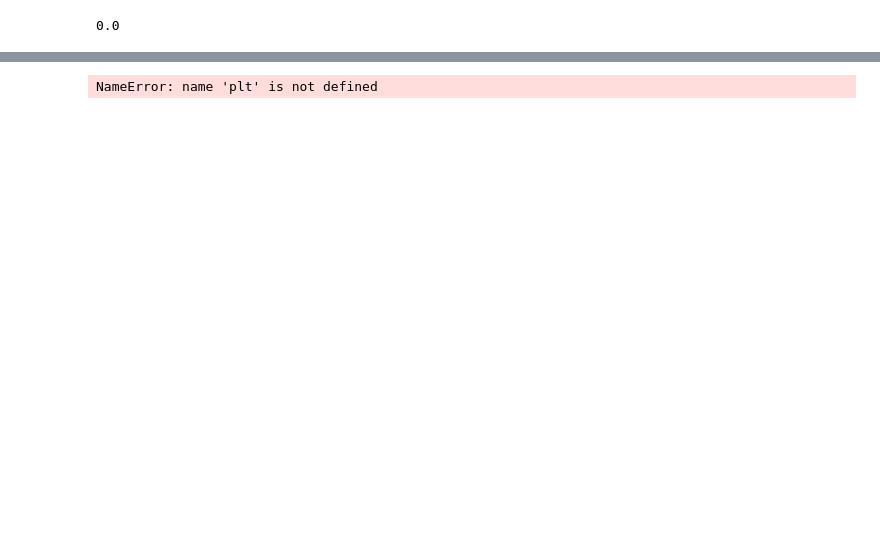
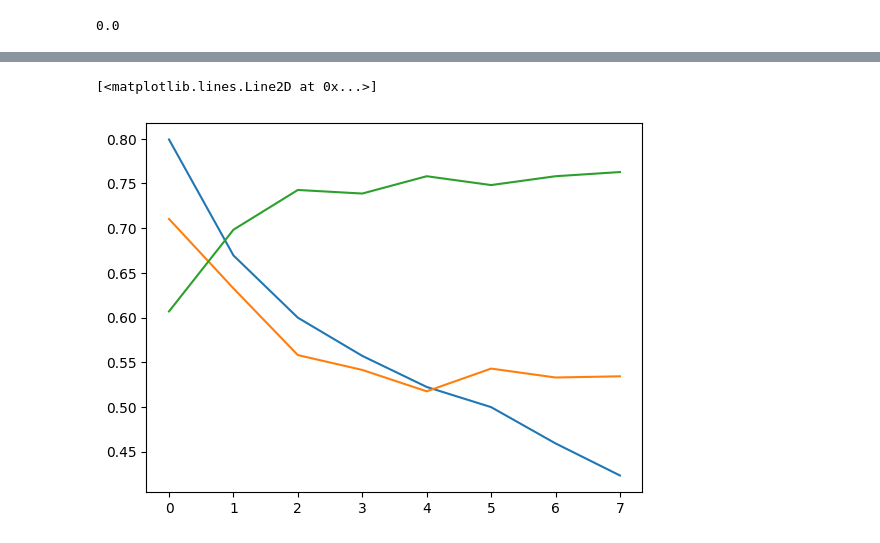
Before and after one commit to pbcong/catvsdog, a Jupyter notebook: model_building.ipynb, the cells around one changed output, grey strips where cells are left out. Saved outputs shown, nothing was run; the diff lists cells and outputs as text; code cells hidden in the pictures; blank space fills up the shorter version.

```diff
--- a/model_building.ipynb
+++ b/model_building.ipynb
@@ -85,6 +85,6 @@ model.compile (
 )
 early_stopping=EarlyStopping (
     min_delta=0.001,
-    patience=10,
+    patience=3,
     restore_best_weights=True
 )
@@ -112,7 +113,7 @@ _________________________________________________________________
 #fitting model
 history=model.fit (
     train,
-    epochs=100,
+    epochs=20,
     validation_data=val,
     callbacks = early_stopping
 )
@@ -137,8 +137,9 @@ Epoch 26/100
 # %%
 #checking
-plt.plot (history.history['loss'][:10])
-plt.plot (history.history['val_loss'][:10])
-plt.plot (history.history['val_accuracy'][:10])
+plt.plot (history.history['loss'])
+plt.plot (history.history['val_loss'])
+plt.plot (history.history['val_accuracy'])
 # %% [output]
-NameError: name 'plt' is not defined
+[<matplotlib.lines.Line2D at 0x...>]
+[figure, added]
 # %%
```
Also changed, not shown: parts of 7 cells of this notebook.
